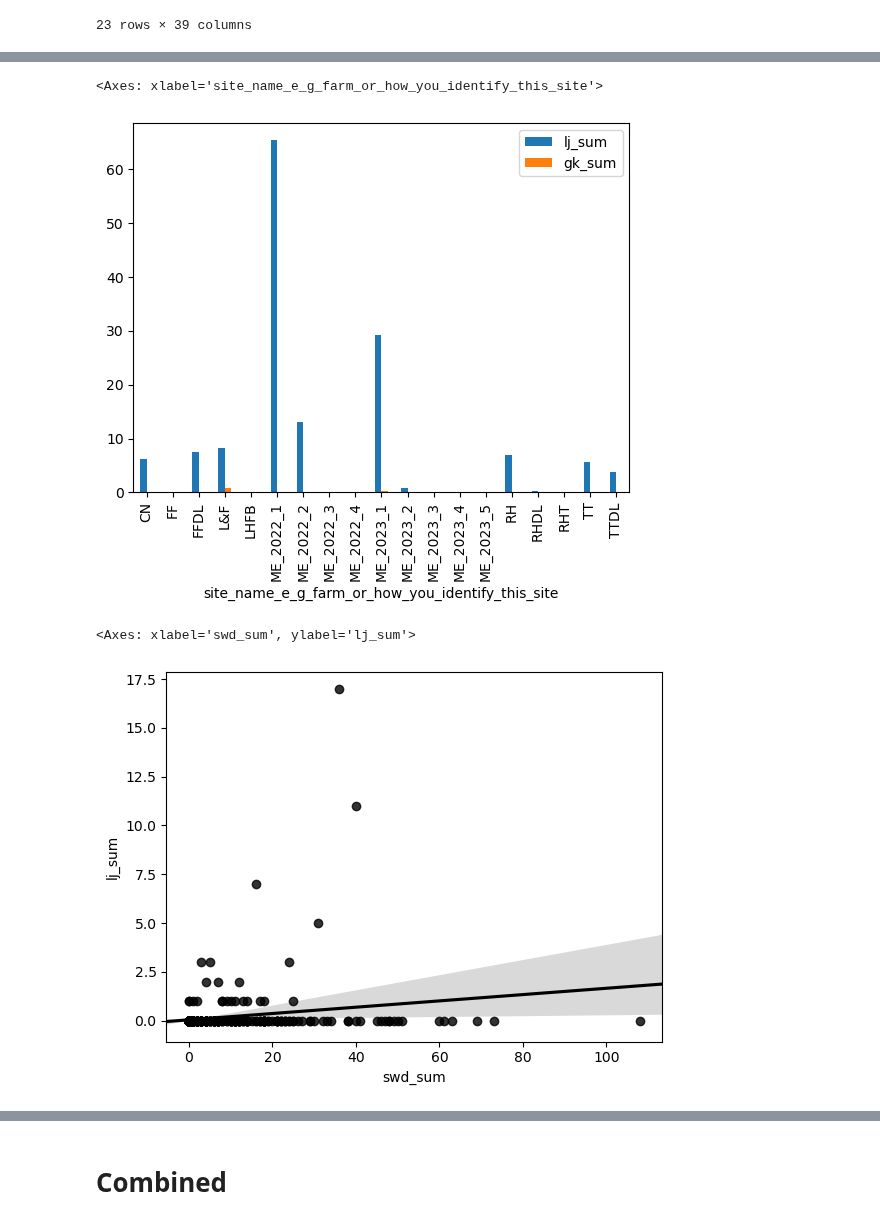
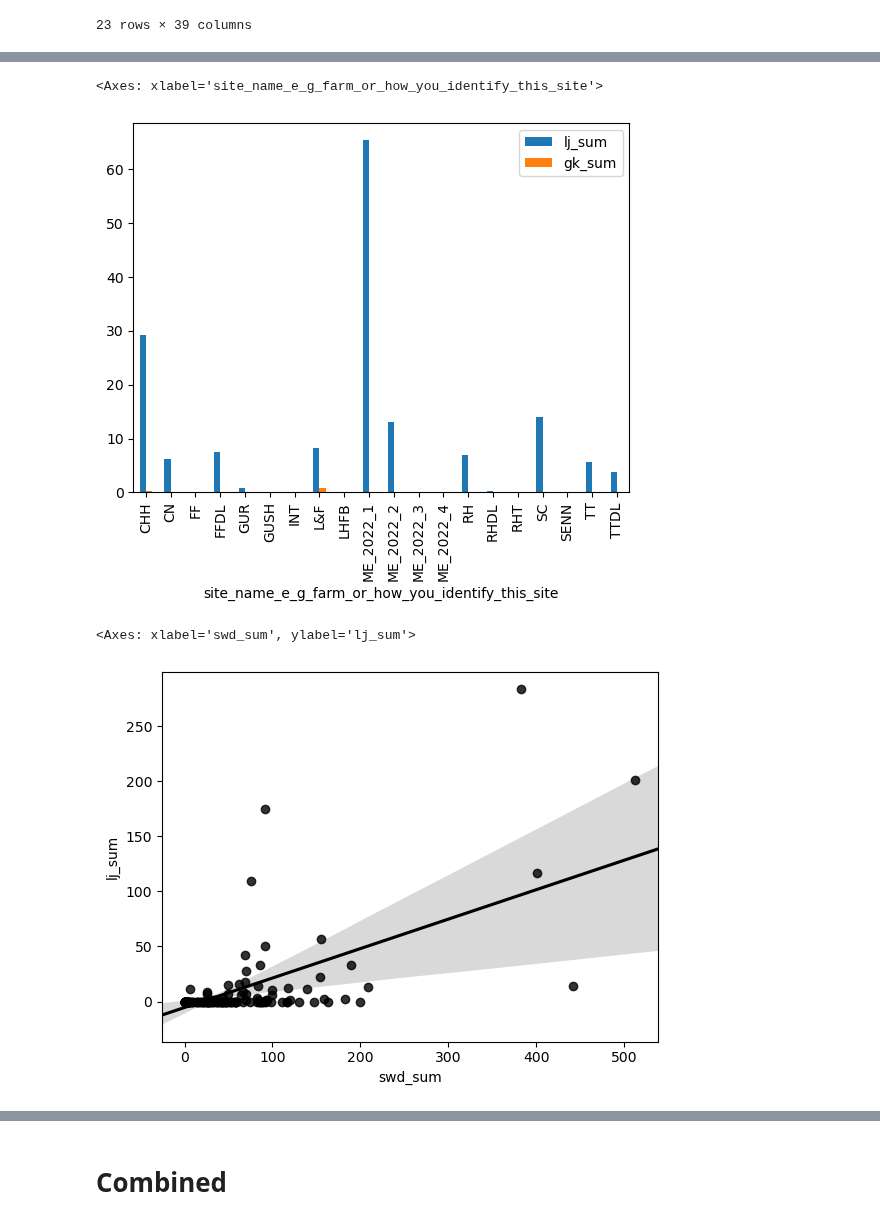
Before and after one commit to chloecho31/cornell, a Jupyter notebook: SWD/swd_analysis.ipynb, the cells around one changed output, grey strips where cells are left out. Saved outputs shown, nothing was run; the diff lists cells and outputs as text; code cells hidden in the pictures.

```diff
--- a/SWD/swd_analysis.ipynb
+++ b/SWD/swd_analysis.ipynb
@@ -324,7 +326,9 @@ me_sites = {"ME_2022_1":"M1",
             "Goss":"M22",
             "Fairwinds":"M23",
             "ME_2023_1":"M1",
-            "ME_2023_3":"M4"}
+            "ME_2023_3":"M4",
+            "CHH":"M1",
+            "INT":"M4"}
 # %%
 swd_me['site_code'] = swd_me['site_name_e_g_farm_or_how_you_identify_this_site'].map(me_sites).fillna('')
 swd_me
@@ -405,8 +389,9 @@ Index(['state_province', 'lab_group_e_g_fanning', 'site_location_latitude',
 # %%
-#swd_me['swd_sum'] = swd_me['']
+swd_me['swd_sum'] = swd_me['hosts']
+swd_me[['swd_sum']] = swd_me[['swd_sum']].apply(pd.to_numeric, errors='coerce')
 swd_me['lj_sum'] = swd_me['total_leptopilina_japonica_in_the_sample']
 swd_me['gk_sum'] = swd_me['total_ganaspis_kimorum_in_the_sample']
-swd_me = swd_me.dropna(subset = ['lj_sum', 'gk_sum', 'forest_prop'])
+#swd_me = swd_me.dropna(subset = ['swd_sum', 'lj_sum','forest_prop'])
 swd_me
 # %% [output]
 |  | state_province | lab_group_e_g_fanning | site_location_latitude | site_location_longitude | ... |
@@ -426,12 +411,11 @@ swd_me
 swd_me.groupby(by = "site_name_e_g_farm_or_how_you_identify_this_site")[['lj_sum', 'gk_sum']].mean().plot(kind = "bar")
 # %% [output]
 <Axes: xlabel='site_name_e_g_farm_or_how_you_identify_this_site'>
-[figure, old version]
+[figure, new version]
 # %%
-#sns.regplot(
-#    data=swd_me, x="swd_sum", y="lj_sum",
-#    scatter=True, truncate=False, order=1, color="black",
-#)
+sns.regplot(
+    data=swd_me, x="swd_sum", y="lj_sum",
+    scatter=True, truncate=False, order=1, color="black")
 # %% [output]
 <Axes: xlabel='swd_sum', ylabel='lj_sum'>
-[figure, old version]
+[figure, new version]
```
Also changed, not shown: parts of 25 cells of this notebook, 3 other files.
